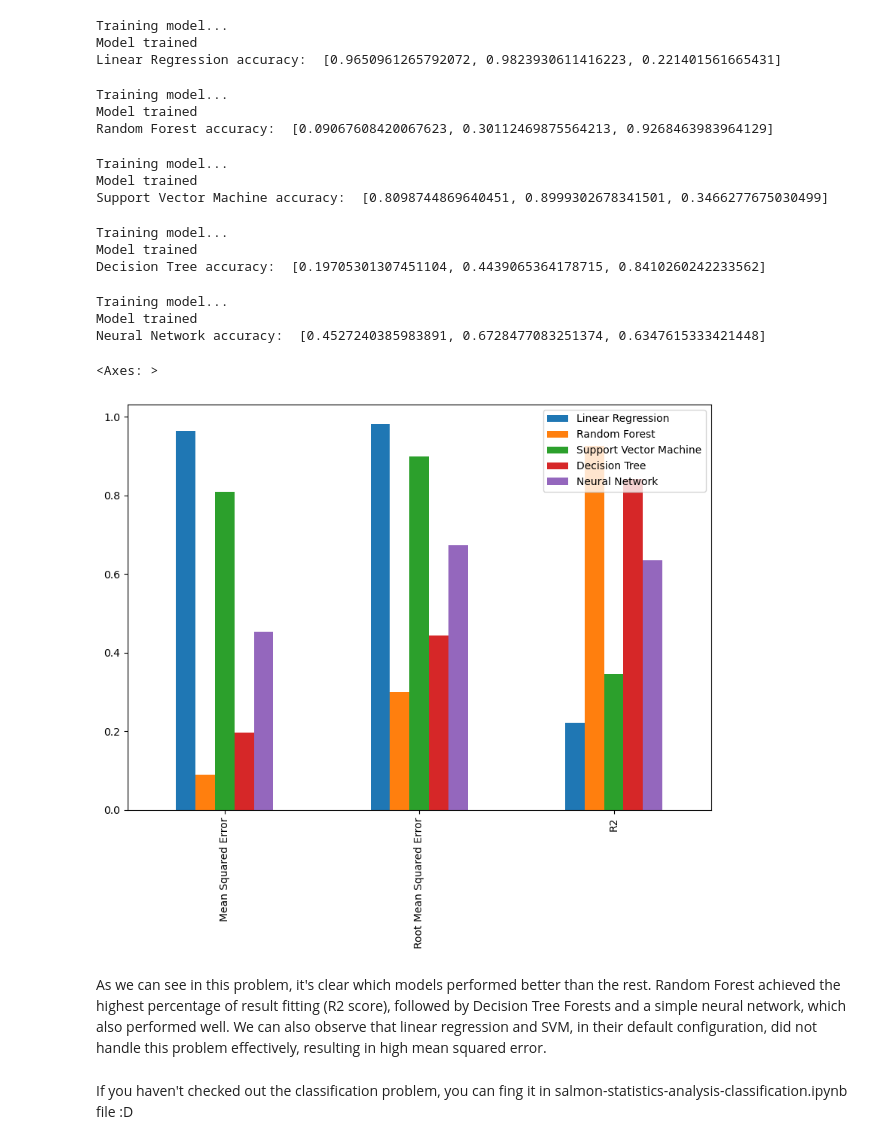
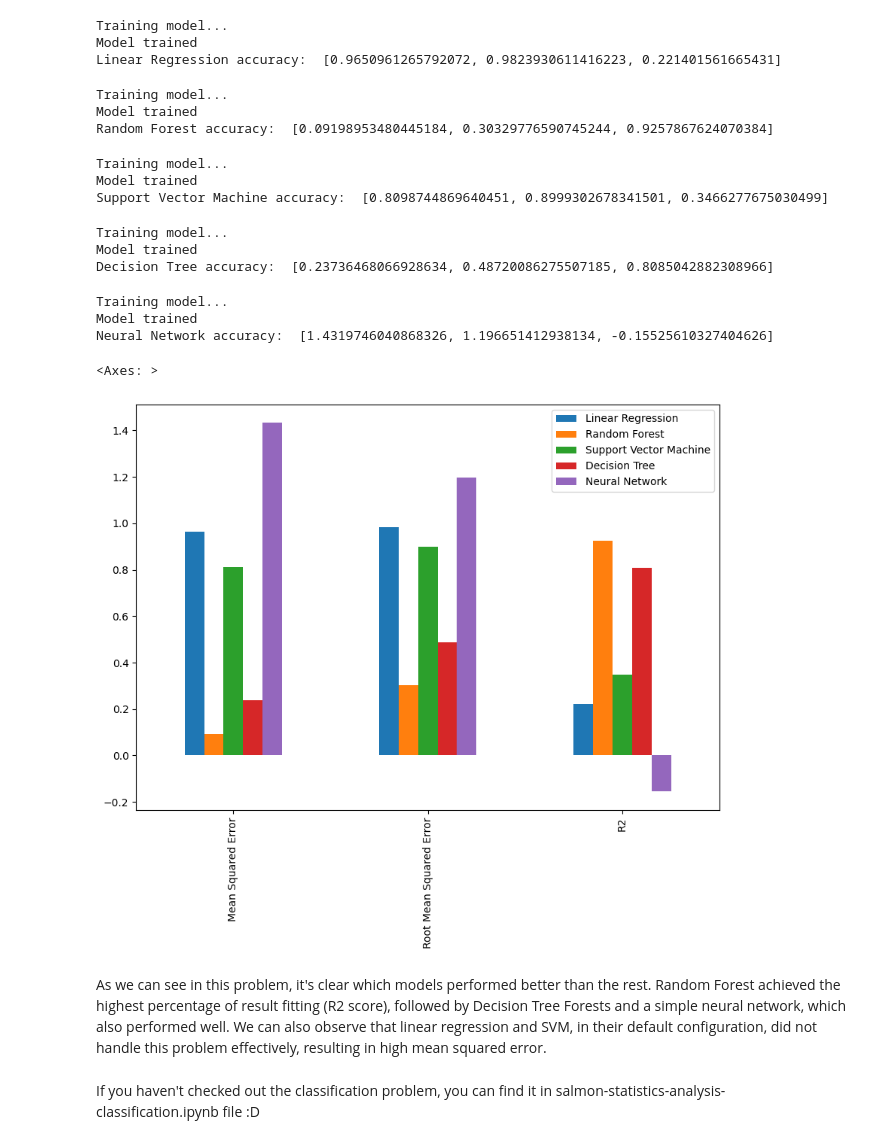
Before and after one commit to Papamus/Salmon-analysis, a Jupyter notebook: src/salmon-statistics-analysis-regression.ipynb, the cells around one changed output. Drawn from its saved outputs; the diff is of its cells as text; code cells hidden in the pictures.

Commit message:
Finishing a pipeline to modify data

```diff
--- a/src/salmon-statistics-analysis-regression.ipynb
+++ b/src/salmon-statistics-analysis-regression.ipynb
@@ -250,12 +250,14 @@ dtype: int64
 Lets create a pipeline that would contain all the previous functions and we can use it for the unmodified dataset
 # %%
 # Pipeline with all functions tha modified the data
+from sklearn.preprocessing import FunctionTransformer
 
 pipeline = Pipeline([
-    ('add_total_number_and_weight_collumns', add_total_number_and_weight_collumns),
-    ('add_average_weight_column', add_average_weight_column),
-    ('transform_categorical_data', transform_categorical_data),
-    ('fill_missing_values', fill_missing_values)
+    ('remove_missing_values', FunctionTransformer(remove_missing_values)),
+    ('add_total_number_and_weight_collumns', FunctionTransformer(add_total_number_and_weight_collumns)),
+    ('add_average_weight_column', FunctionTransformer(add_average_weight_column)),
+    ('transform_categorical_data', FunctionTransformer(transform_categorical_data)),
+    ('fill_missing_values', FunctionTransformer(fill_missing_values))
 ])
 
-#TODO
+transformed_data = pipeline.fit_transform(dataframe)
@@ -262,7 +283,7 @@ pipeline = Pipeline([
 # %%
 #Let's prepare the data for the models
-X = dataframe_copy.drop('Average weight', axis=1)
-Y = dataframe_copy['Average weight']
+X = transformed_data.drop('Average weight', axis=1)
+Y = transformed_data['Average weight']
 
 X_train, X_test, Y_train, Y_test = train_test_split(X, Y, test_size=0.2, random_state=42)
 # %%
@@ -297,7 +318,7 @@ print('Random Forest accuracy: ', rfr_accuracy)
 # %% [output]
 Training model...
 Model trained
-Random Forest accuracy:  [0.09067608420067623, 0.30112469875564213, 0.9268463983964129]
+Random Forest accuracy:  [0.09198953480445184, 0.30329776590745244, 0.9257867624070384]
 # %%
 #MODEL 3 - Support Vector Machine
 svr_accuracy = train_model(SVR(), X_train, Y_train, X_test, Y_test) #The linear kernel is taking too much time to train, so we'll use the default kernel instead
@@ -315,7 +336,7 @@ print('Decision Tree accuracy: ', dtr_accuracy)
 # %% [output]
 Training model...
 Model trained
-Decision Tree accuracy:  [0.19705301307451104, 0.4439065364178715, 0.8410260242233562]
+Decision Tree accuracy:  [0.23736468066928634, 0.48720086275507185, 0.8085042882308966]
 # %%
 #MODEL 5 - Neural Network
 mlpr = MLPRegressor(hidden_layer_sizes=(10, 10, 10), max_iter=1000)
@@ -325,15 +346,15 @@ print('Neural Network accuracy: ', mlpr_accuracy)
 # %% [output]
 Training model...
 Model trained
-Neural Network accuracy:  [0.4527240385983891, 0.6728477083251374, 0.6347615333421448]
+Neural Network accuracy:  [1.4319746040868326, 1.196651412938134, -0.15525610327404626]
 # %%
 #Visualizing models results
-accuracy_df = pd.dataframe_copy(accuracy_comparison, index=['Mean Squared Error', 'Root Mean Squared Error', 'R2'])
+accuracy_df = pd.DataFrame(accuracy_comparison, index=['Mean Squared Error', 'Root Mean Squared Error', 'R2'])
 accuracy_df.plot(kind='bar', figsize=(10, 7))
 # %% [output]
 <Axes: >
-[figure, old version]
+[figure, new version]
 # %% [markdown]
 As we can see in this problem, it's clear which models performed better than the rest. Random Forest achieved the highest percentage of result fitting (R2 score), followed by Decision Tree Forests and a simple neural network, which also performed well. We can also observe that linear regression and SVM, in their default configuration, did not handle this problem effectively, resulting in high mean squared error.
 # %% [markdown]
-If you haven't checked out the classification problem, you can fing it in salmon-statistics-analysis-classification.ipynb file :D
+If you haven't checked out the classification problem, you can find it in salmon-statistics-analysis-classification.ipynb file :D
```
Also changed, not shown: parts of 3 cells of this notebook.
